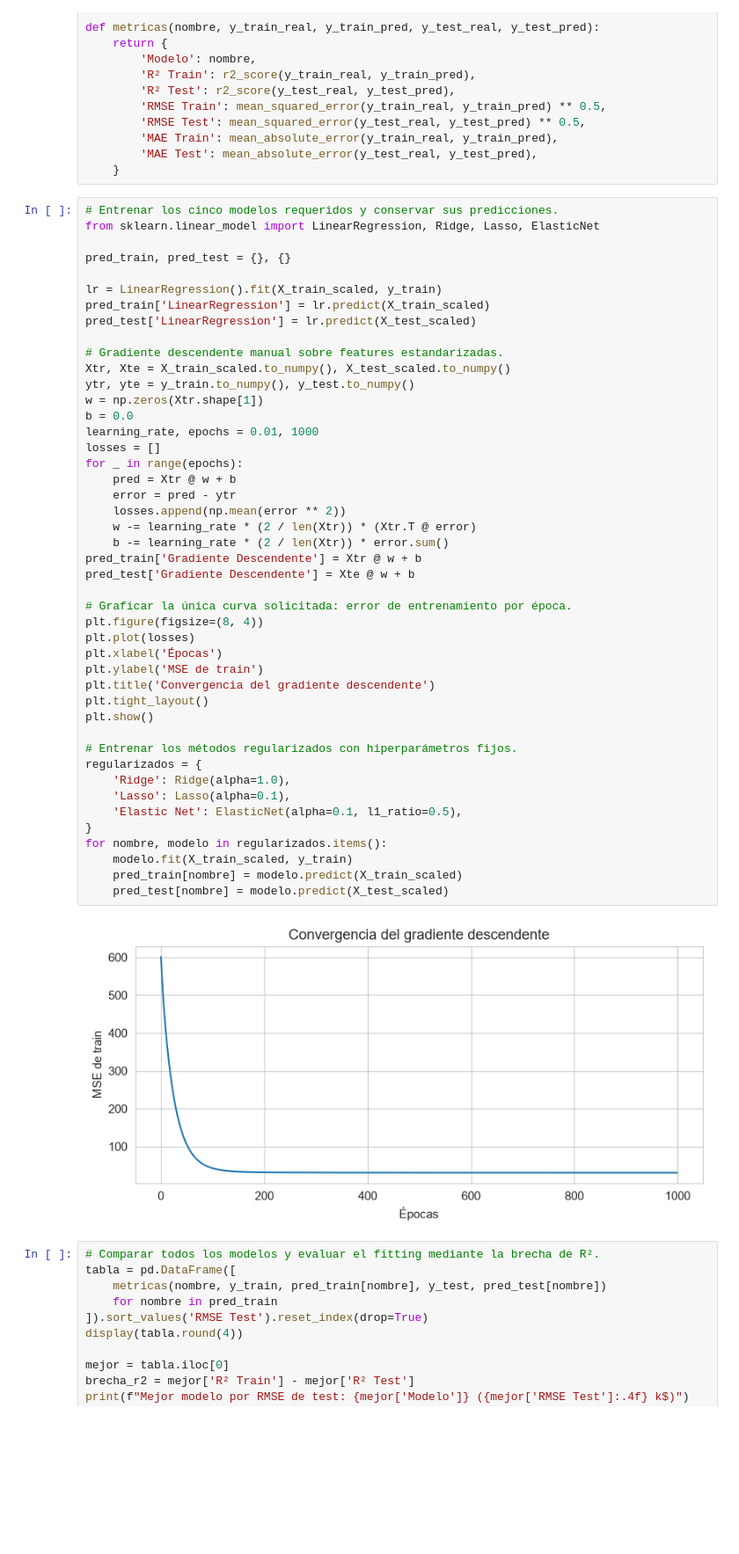
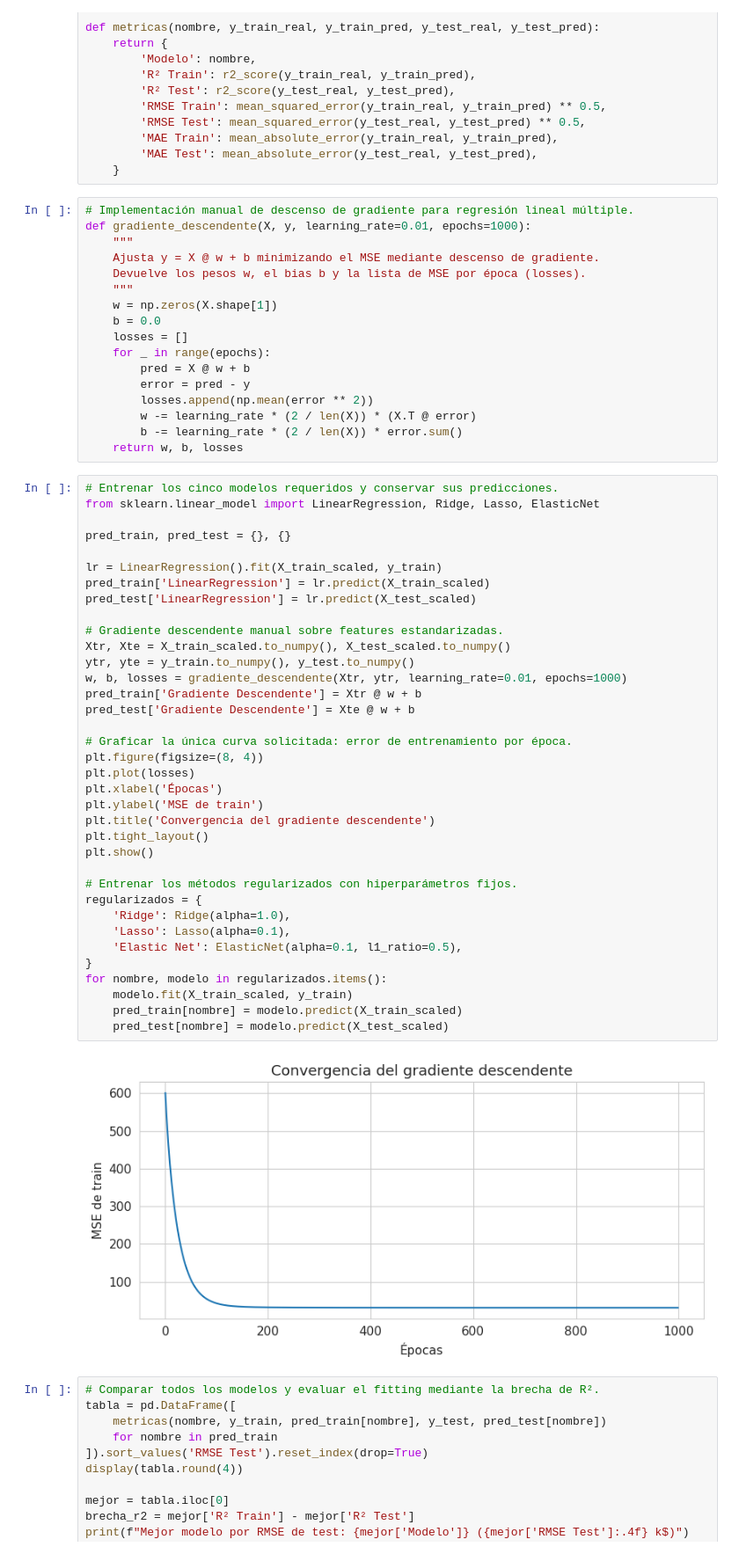
Before and after one commit to manuelibarbia/TP_AA1_Ibarbia_Colombo_Ayala, a Jupyter notebook: TP_1/TP-regresion-AA1.ipynb, the cells around one changed output. Shown at 88% size. Drawn from its saved outputs; the diff is of its cells as text; blank space fills up the shorter version.

Commit message:
extraer grandiente_descendente como función reutilizable

```diff
--- a/TP_1/TP-regresion-AA1.ipynb
+++ b/TP_1/TP-regresion-AA1.ipynb
@@ -250,6 +248,23 @@ def metricas(nombre, y_train_real, y_train_pred, y_test_real, y_test_pred):
         'MAE Train': mean_absolute_error(y_train_real, y_train_pred),
         'MAE Test': mean_absolute_error(y_test_real, y_test_pred),
     }
+# %%
+# Implementación manual de descenso de gradiente para regresión lineal múltiple.
+def gradiente_descendente(X, y, learning_rate=0.01, epochs=1000):
+    """
+    Ajusta y = X @ w + b minimizando el MSE mediante descenso de gradiente.
+    Devuelve los pesos w, el bias b y la lista de MSE por época (losses).
+    """
+    w = np.zeros(X.shape[1])
+    b = 0.0
+    losses = []
+    for _ in range(epochs):
+        pred = X @ w + b
+        error = pred - y
+        losses.append(np.mean(error ** 2))
+        w -= learning_rate * (2 / len(X)) * (X.T @ error)
+        b -= learning_rate * (2 / len(X)) * error.sum()
+    return w, b, losses
 # %%
 # Entrenar los cinco modelos requeridos y conservar sus predicciones.
 from sklearn.linear_model import LinearRegression, Ridge, Lasso, ElasticNet
@@ -259,44 +274,35 @@ pred_train, pred_test = {}, {}
 lr = LinearRegression().fit(X_train_scaled, y_train)
 pred_train['LinearRegression'] = lr.predict(X_train_scaled)
 pred_test['LinearRegression'] = lr.predict(X_test_scaled)
 
 # Gradiente descendente manual sobre features estandarizadas.
 Xtr, Xte = X_train_scaled.to_numpy(), X_test_scaled.to_numpy()
 ytr, yte = y_train.to_numpy(), y_test.to_numpy()
-w = np.zeros(Xtr.shape[1])
-b = 0.0
-learning_rate, epochs = 0.01, 1000
-losses = []
-for _ in range(epochs):
-    pred = Xtr @ w + b
-    error = pred - ytr
-    losses.append(np.mean(error ** 2))
-    w -= learning_rate * (2 / len(Xtr)) * (Xtr.T @ error)
-    b -= learning_rate * (2 / len(Xtr)) * error.sum()
+w, b, losses = gradiente_descendente(Xtr, ytr, learning_rate=0.01, epochs=1000)
 pred_train['Gradiente Descendente'] = Xtr @ w + b
 pred_test['Gradiente Descendente'] = Xte @ w + b
 
 # Graficar la única curva solicitada: error de entrenamiento por época.
 plt.figure(figsize=(8, 4))
 plt.plot(losses)
 plt.xlabel('Épocas')
 plt.ylabel('MSE de train')
 plt.title('Convergencia del gradiente descendente')
 plt.tight_layout()
 plt.show()
 
 # Entrenar los métodos regularizados con hiperparámetros fijos.
 regularizados = {
     'Ridge': Ridge(alpha=1.0),
     'Lasso': Lasso(alpha=0.1),
     'Elastic Net': ElasticNet(alpha=0.1, l1_ratio=0.5),
 }
 for nombre, modelo in regularizados.items():
     modelo.fit(X_train_scaled, y_train)
     pred_train[nombre] = modelo.predict(X_train_scaled)
     pred_test[nombre] = modelo.predict(X_test_scaled)
 # %% [output]
-[figure, old version]
+[figure, new version]
 # %%
 # Comparar todos los modelos y evaluar el fitting mediante la brecha de R².
 tabla = pd.DataFrame([
```
Also changed, not shown: parts of 7 cells of this notebook.
